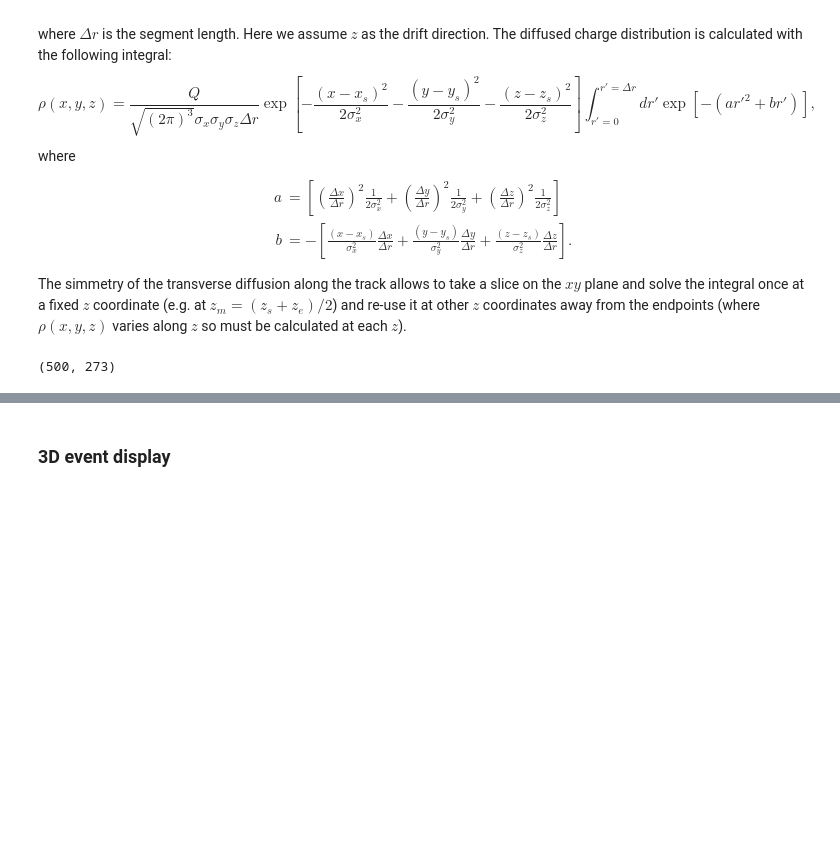
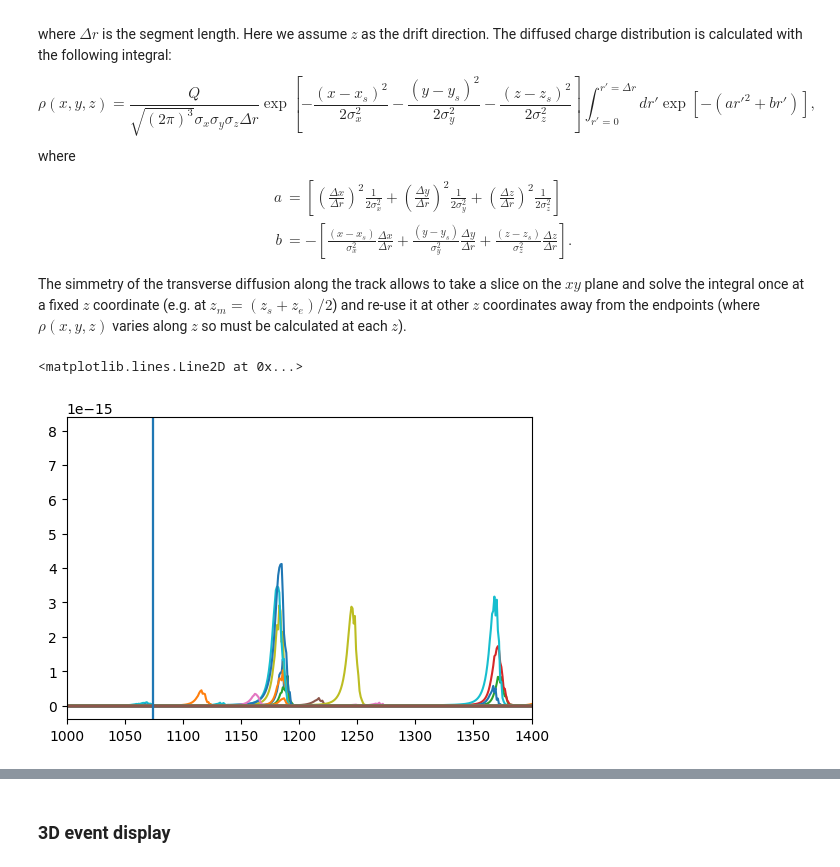
Before and after one commit to DUNE/larnd-sim, a Jupyter notebook: examples/Pixel induced current.ipynb, the cells around one changed output, grey strips where cells are left out. Drawn from its saved outputs; the diff is of its cells as text; code cells hidden in the pictures; blank space fills up the shorter version.

```diff
--- a/examples/Pixel induced current.ipynb
+++ b/examples/Pixel induced current.ipynb
@@ -283,10 +177,6 @@ try:
 except cp.cuda.memory.OutOfMemoryError:
     print("out of memory")
 pixel_index_map[indices[0], indices[1]] = indices[2]
-# %%
-pixel_index_map.shape
-# %% [output]
-(500, 273)
 # %%
 blockspergrid_x = ceil(signals.shape[0] / threadsperblock[0])
 blockspergrid_y = ceil(signals.shape[1] / threadsperblock[1])
@@ -302 +203,12 @@ currents = np.sum(pixels_signals,axis=1)*consts.t_sampling/consts.e_charge
+# %%
+fig,ax = plt.subplots(1,1)
+for ip in range(pixels_signals.shape[0]):
+    ax.plot(pixels_signals[ip].get())
+ax.set_xlim(1000,1400)
+ax.axvline(drift_time/consts.t_sampling)
+ax.axvline(drift_start_time/consts.t_sampling)
+ax.axvline(drift_end_time/consts.t_sampling)
+# %% [output]
+<matplotlib.lines.Line2D at 0x...>
+[figure, added]
 # %%
```
Also changed, not shown: parts of 33 cells of this notebook, 8 other files.
